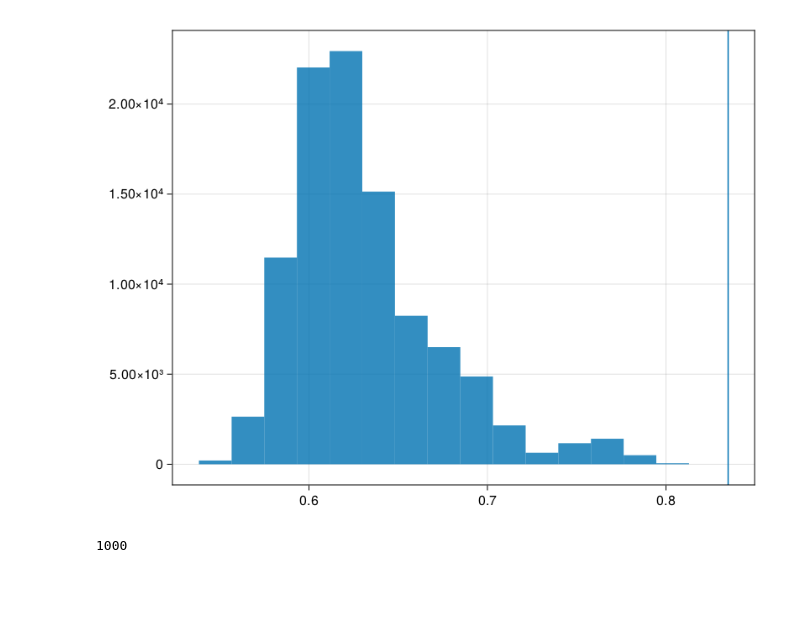
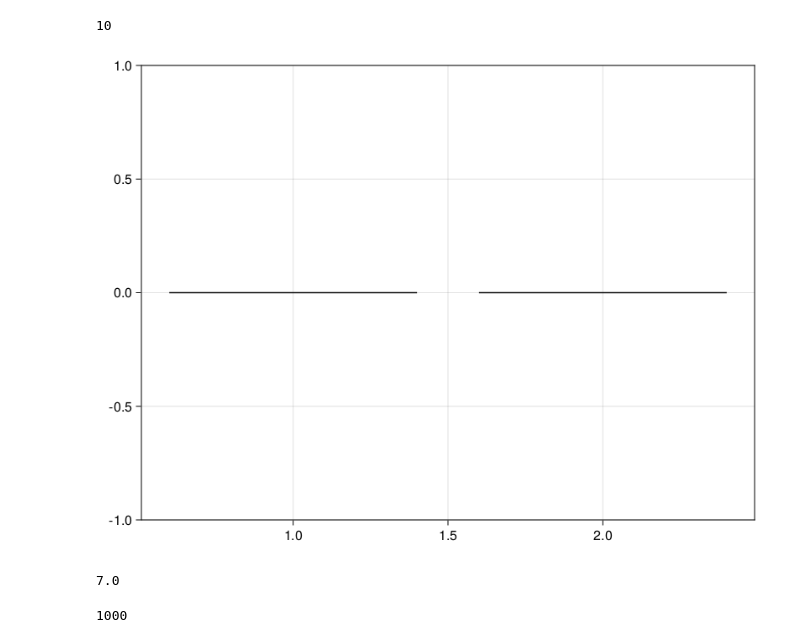
Before and after one commit to CleggTom/MiCRM_stability, a Jupyter notebook: theory.ipynb, the cells around one changed output. Cells and saved outputs as stored; diff of their text form; code cells hidden in the pictures; blank space fills up the shorter version.

```diff
--- a/theory.ipynb
+++ b/theory.ipynb
@@ -184,9 +173,64 @@ end
+# %%
+Nrep = 10
+Nstab = 100
+
+N = 30
+
+stability = zeros(Nrep,Nstab, 2)
+
+k = [0]
+
+for r = 1:Nrep
+    k[1] += 1
+    print(k[1], "\r")
+
+    indx = sample(1:size(C)[1], N, replace = false)
+
+    C_sub = C[indx,:]
+    K_sub = K[indx,:]
+
+    M = size(C_sub)[2]
+    s = MiCRM_stability.get_structural_params(C_sub, K_sub, N, M)
+
+    Threads.@threads for st = 1:Nstab
+        # print(r, " 1 ", st,"\r")
+        e = MiCRM_stability.get_exponential_parameters(N, M)
+        p = MiCRM_stability.Parameters(N, M, s, e)
+        J = zeros(N+M, N+M)
+        MiCRM_stability.jacobian!(p, J)
+        stability[r,st,1] = get_real(eigvals(J)[end]) < 0
+    end
+
+    #randomised
+    rC = get_p_mat(C_sub) .< rand(N,M)
+    rK = get_p_mat(K_sub) .< rand(N,M)
+
+    s = MiCRM_stability.get_structural_params(rC, rK,N,M)
+
+    Threads.@threads for st = 1:Nstab
+        # print(r, " 2 ", st,"\r")
+        e = MiCRM_stability.get_exponential_parameters(N,M)
+        p = MiCRM_stability.Parameters(N,M,s,e)
+        J = zeros(N+M,N+M)
+        MiCRM_stability.jacobian!(p, J)
+        stability[r,st,2] = get_real(eigvals(J)[end]) < 0
+    end
+end
+# %% [output]
+10
 # %%
-f,ax = hist(p)
-vlines!(cor(C_d[:],K_d[:]))
+p_stab = mean(stability, dims = (2))[:,1,:]
+
+f,ax = boxplot(ones(Nrep), p_stab[:,1])
+boxplot!(ax, 2ones(Nrep), p_stab[:,2])
+
 f
 # %% [output]
-[figure, old version]
+[figure, new version]
+# %%
+sum(stability)
+# %% [output]
+7.0
 # %%
 λ = Vector{Eigen}(undef, 1000)
 
```
Also changed, not shown: parts of 14 cells of this notebook, 1 other file.
